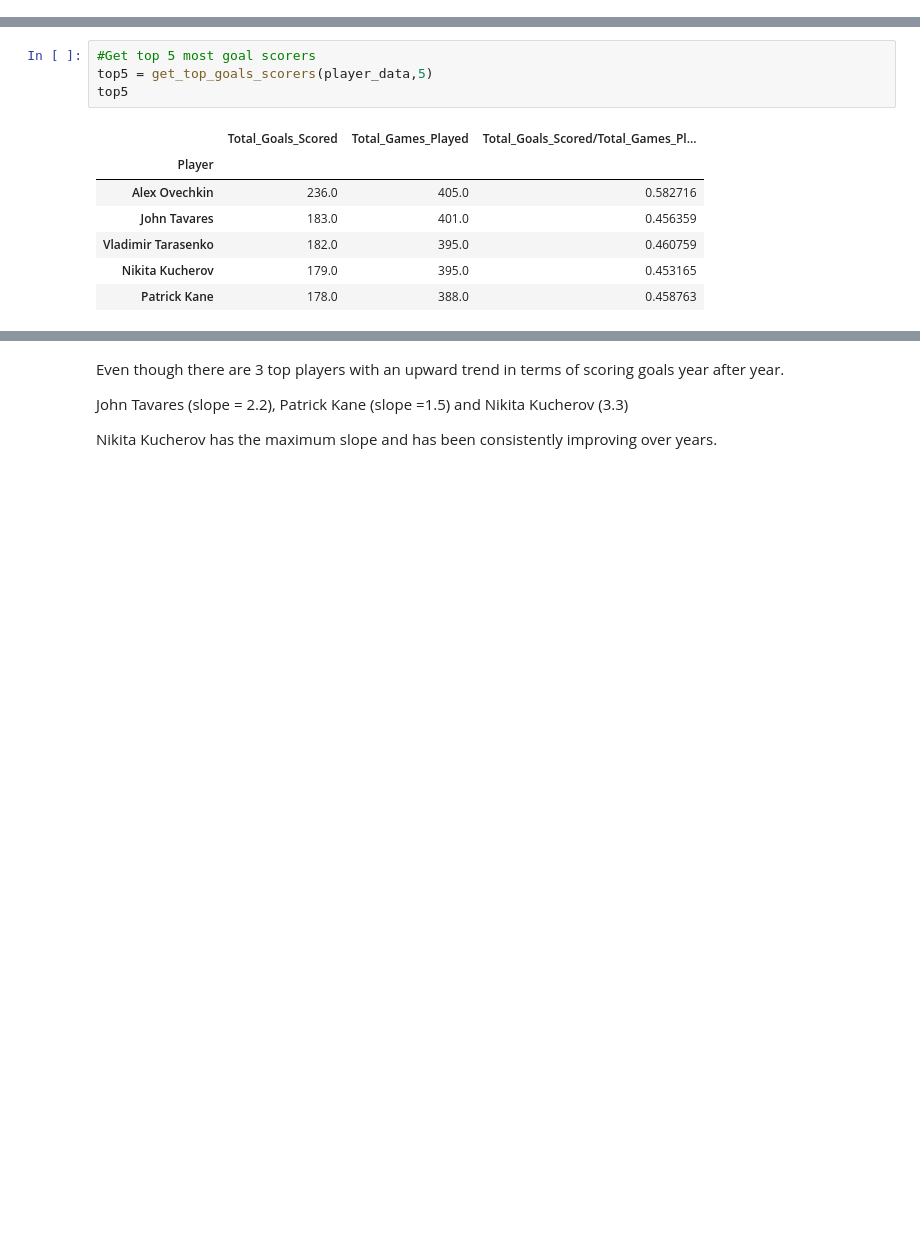
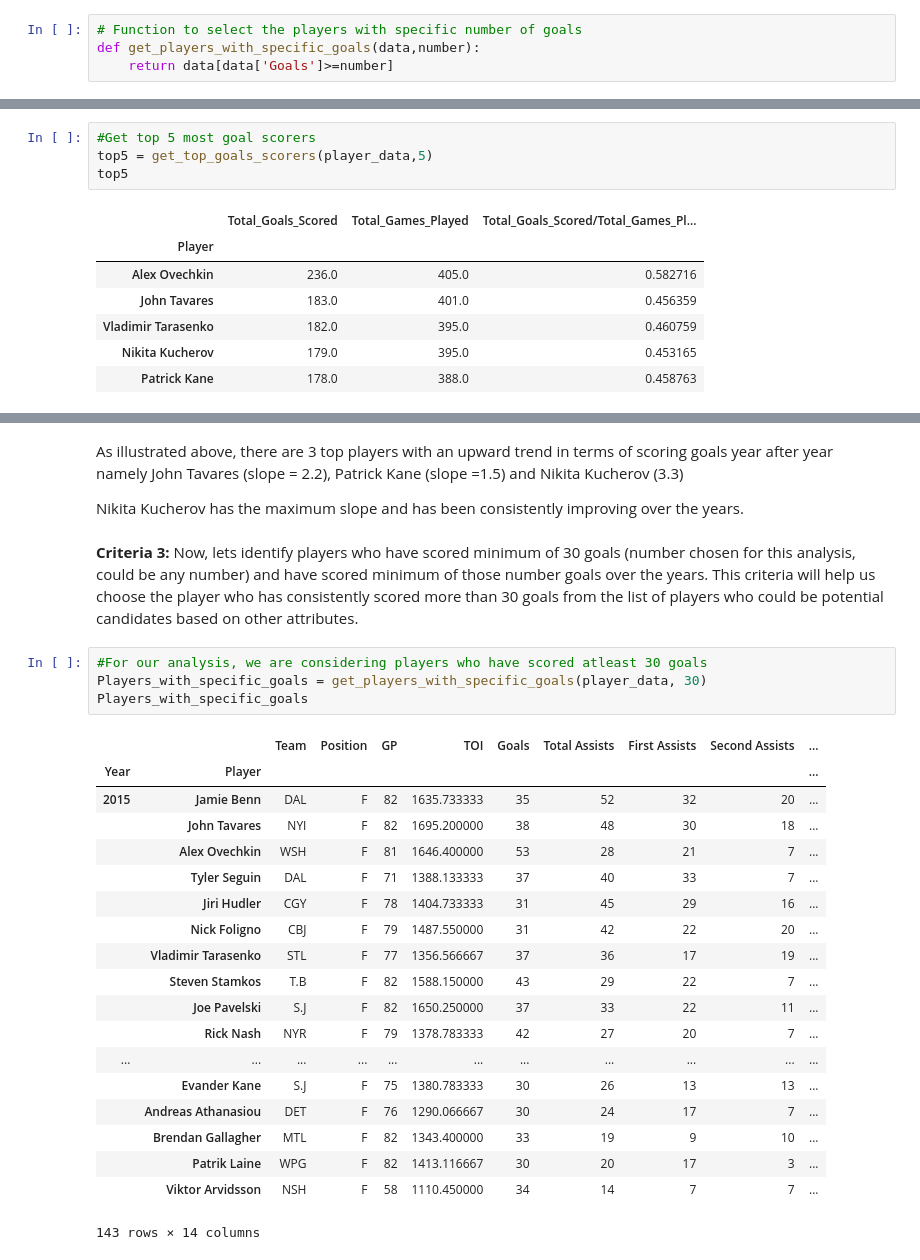
Before and after one commit to dbasilio/data-analysis-hockey, a Jupyter notebook: goals_analysis.ipynb, the cells around one changed output, grey strips where cells are left out. Saved outputs shown, nothing was run; the diff lists cells and outputs as text; blank space fills up the shorter version.

```diff
--- a/goals_analysis.ipynb
+++ b/goals_analysis.ipynb
@@ -47,0 +91,4 @@ def plot_top_goals_scorers(data):
+# %%
+# Function to select the players with specific number of goals
+def get_players_with_specific_goals(data,number):
+    return data[data['Goals']>=number]
@@ -178,8 +218,32 @@ for player in top5.index:
 [figure]
 [figure]
 # %% [markdown]
-Even though there are 3 top players with an upward trend in terms of scoring goals year after year.
+As illustrated above, there are 3 top players with an upward trend in terms of scoring goals year after year namely John Tavares (slope = 2.2), Patrick Kane (slope =1.5) and Nikita Kucherov (3.3)
 
-John Tavares (slope = 2.2), Patrick Kane (slope =1.5) and Nikita Kucherov (3.3)
-
-Nikita Kucherov has the maximum slope and has been consistently improving over years.
+Nikita Kucherov has the maximum slope and has been consistently improving over the years.
+# %% [markdown]
+**Criteria 3:** Now, lets identify players who have scored minimum of 30 goals (number chosen for this analysis, could be any number) and have scored minimum of those number goals over the years. This criteria will help us choose the player who has consistently scored more than 30 goals from the list of players who could be potential candidates based on other attributes.
+# %%
+#For our analysis, we are considering players who have scored atleast 30 goals
+Players_with_specific_goals = get_players_with_specific_goals(player_data, 30)
+Players_with_specific_goals
+# %% [output]
+|  |  | Team | Position | GP | TOI | Goals | Total Assists | First Assists | Second Assists | ... |
+| Year | Player |  |  |  |  |  |  |  |  | ... |
+| 2015 | Jamie Benn | DAL | F | 82 | 1635.733333 | 35 | 52 | 32 | 20 | ... |
+|  | John Tavares | NYI | F | 82 | 1695.200000 | 38 | 48 | 30 | 18 | ... |
+|  | Alex Ovechkin | WSH | F | 81 | 1646.400000 | 53 | 28 | 21 | 7 | ... |
+|  | Tyler Seguin | DAL | F | 71 | 1388.133333 | 37 | 40 | 33 | 7 | ... |
+|  | Jiri Hudler | CGY | F | 78 | 1404.733333 | 31 | 45 | 29 | 16 | ... |
+|  | Nick Foligno | CBJ | F | 79 | 1487.550000 | 31 | 42 | 22 | 20 | ... |
+|  | Vladimir Tarasenko | STL | F | 77 | 1356.566667 | 37 | 36 | 17 | 19 | ... |
+|  | Steven Stamkos | T.B | F | 82 | 1588.150000 | 43 | 29 | 22 | 7 | ... |
+|  | Joe Pavelski | S.J | F | 82 | 1650.250000 | 37 | 33 | 22 | 11 | ... |
+|  | Rick Nash | NYR | F | 79 | 1378.783333 | 42 | 27 | 20 | 7 | ... |
+| ... | ... | ... | ... | ... | ... | ... | ... | ... | ... | ... |
+|  | Evander Kane | S.J | F | 75 | 1380.783333 | 30 | 26 | 13 | 13 | ... |
+|  | Andreas Athanasiou | DET | F | 76 | 1290.066667 | 30 | 24 | 17 | 7 | ... |
+|  | Brendan Gallagher | MTL | F | 82 | 1343.400000 | 33 | 19 | 9 | 10 | ... |
+|  | Patrik Laine | WPG | F | 82 | 1413.116667 | 30 | 20 | 17 | 3 | ... |
+|  | Viktor Arvidsson | NSH | F | 58 | 1110.450000 | 34 | 14 | 7 | 7 | ... |
+143 rows × 14 columns
```
Also changed, not shown: parts of 25 cells of this notebook.
